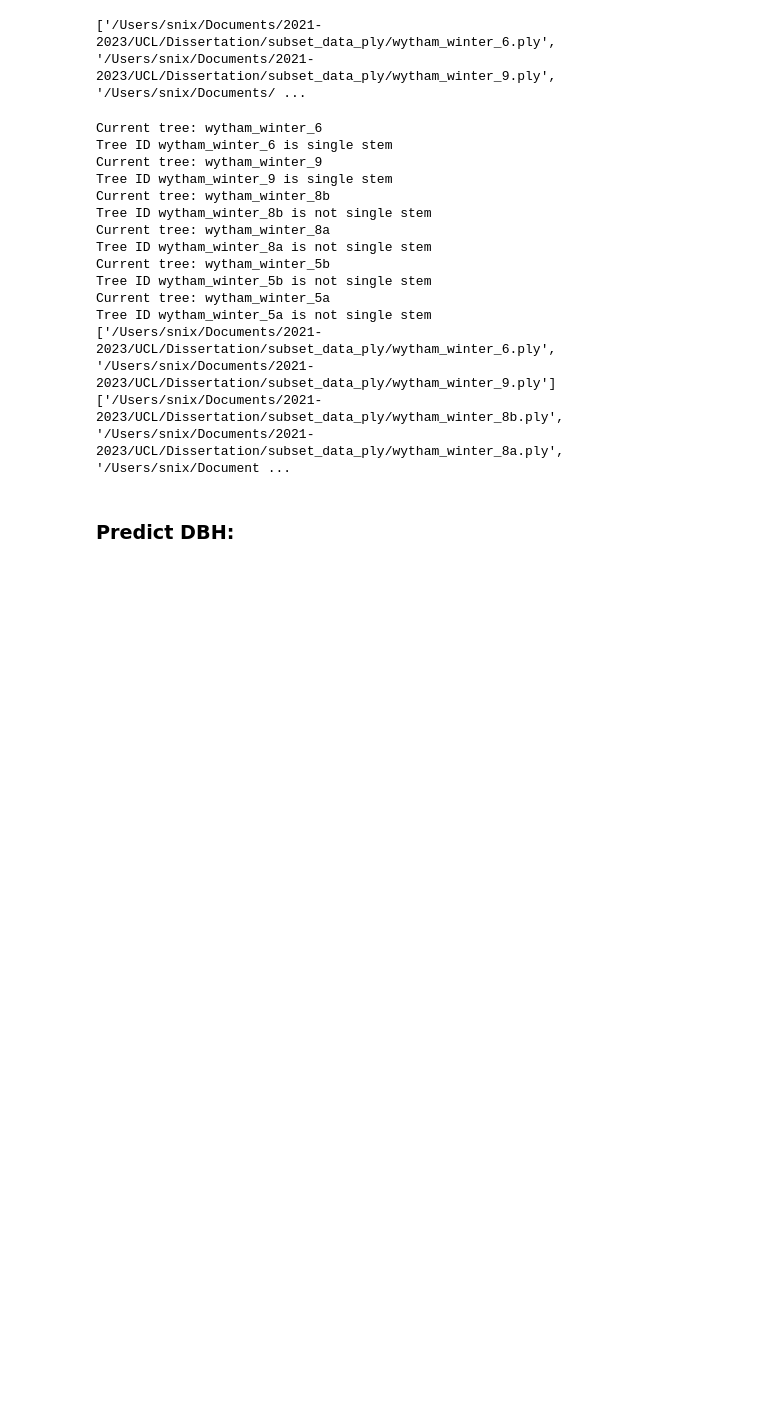
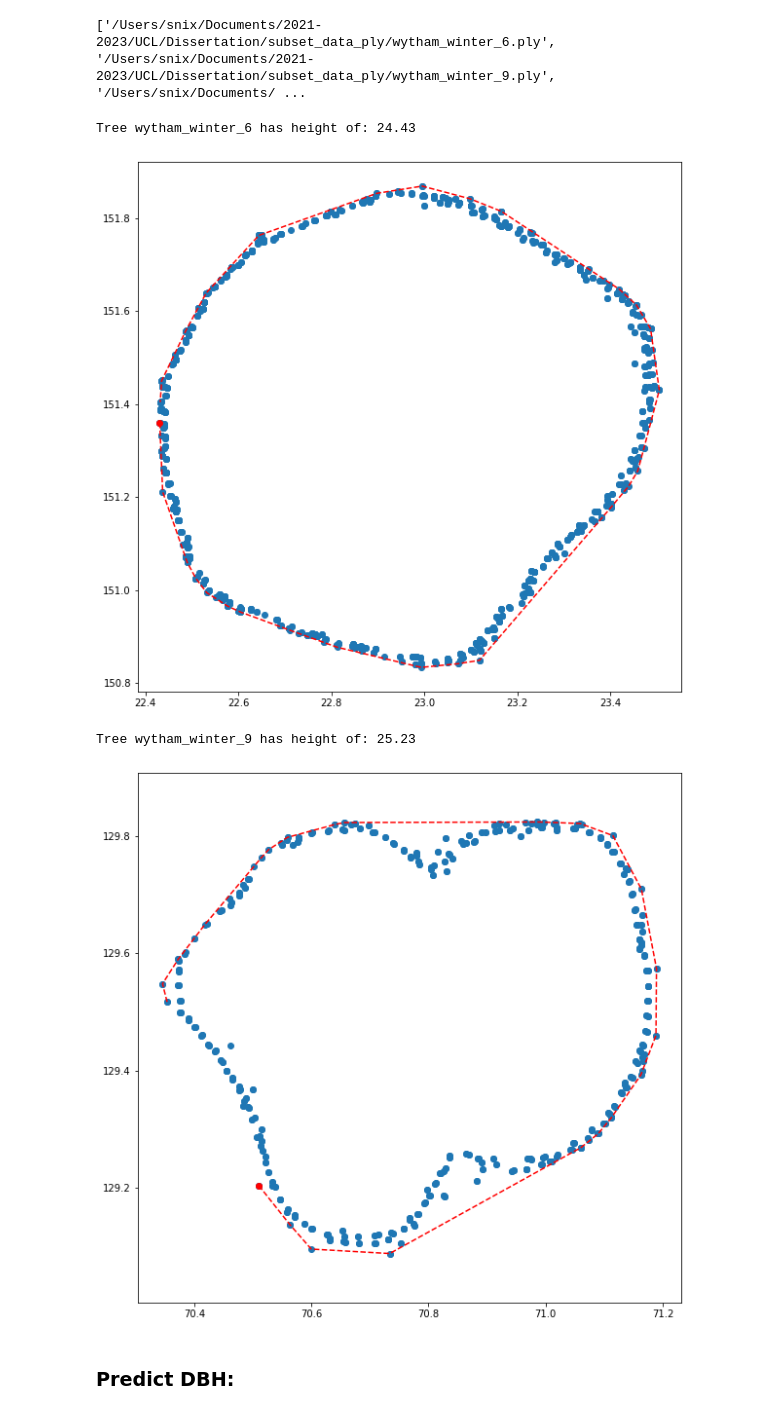
Before and after one commit to sabinenix/CloudDBH, a Jupyter notebook: CloudDBH.ipynb, the cells around one changed output. Drawn from its saved outputs; the diff is of its cells as text; code cells hidden in the pictures; blank space fills up the shorter version.

Commit message:
Calculate + plot convex hull

```diff
--- a/CloudDBH.ipynb
+++ b/CloudDBH.ipynb
@@ -416,7 +396,7 @@ multistemmed = []
 
 for tree in trees:
     treeID = tree.split("/")[-1].split(".")[0]
-    print(f"Current tree: {treeID}")
+    #print(f"Current tree: {treeID}")
 
     # if the treeID ends in a letter, it is not single stem
     if treeID[-1].isalpha():
@@ -427,23 +407,46 @@ for tree in trees:
         singlestemmed.append(tree)
 
 
-print(singlestemmed)
-print(multistemmed)
+#print(singlestemmed)
+#print(multistemmed)
-# %% [output]
-Current tree: wytham_winter_6
-Tree ID wytham_winter_6 is single stem
-Current tree: wytham_winter_9
-Tree ID wytham_winter_9 is single stem
-Current tree: wytham_winter_8b
-Tree ID wytham_winter_8b is not single stem
-Current tree: wytham_winter_8a
-Tree ID wytham_winter_8a is not single stem
-Current tree: wytham_winter_5b
-Tree ID wytham_winter_5b is not single stem
-Current tree: wytham_winter_5a
-Tree ID wytham_winter_5a is not single stem
-['/Users/snix/Documents/2021-2023/UCL/Dissertation/subset_data_ply/wytham_winter_6.ply', '/Users/snix/Documents/2021-2023/UCL/Dissertation/subset_data_ply/wytham_winter_9.ply']
-['/Users/snix/Documents/2021-2023/UCL/Dissertation/subset_data_ply/wytham_winter_8b.ply', '/Users/snix/Documents/2021-2023/UCL/Dissertation/subset_data_ply/wytham_winter_8a.ply', '/Users/snix/Document ...
+# %%
+# calculate convex hull
+from scipy.spatial import ConvexHull, convex_hull_plot_2d
+
+for tree in singlestemmed:
+    treeID = tree.split("/")[-1].split(".")[0]
+
+    #get DBH from full cloud to preserve max number of hits on stem slice
+    pts = load_pts(tree,False,False)
+
+    height = pts['z'].max() - pts['z'].min()
+
+    print(f'Tree {treeID} has height of: {height:.2f}')
+
+    # extract part of df with z values between 1.27 and 1.33 m (DBH limits) - Tansey et al. 2009, Calders et al. 2015
+    # assuming that lowest z point is the ground
+    pts_dbh = pts[(pts['z'] > pts['z'].min() + 1.27) & (pts['z'] < pts['z'].min() + 1.33)]
+
+    xy_dbh = pts_dbh[['x', 'y']]
+
+    xy_dbh_arr = np.asarray(xy_dbh)
+
+    dbh = ConvexHull(xy_dbh_arr)
+
+    plt.figure(figsize=(10,10))
+    plt.axis('equal')
+
+    #plt.scatter(xy_pts_dbh['x'], xy_pts_dbh['y'])
+
+    plt.scatter(xy_dbh['x'], xy_dbh['y'])
+    plt.plot(xy_dbh_arr[dbh.vertices,0], xy_dbh_arr[dbh.vertices,1], 'r--')
+    plt.plot(xy_dbh_arr[dbh.vertices[0],0], xy_dbh_arr[dbh.vertices[0],1], 'ro', lw=50)
+    plt.show()
+# %% [output]
+Tree wytham_winter_6 has height of: 24.43
+[figure, added]
+Tree wytham_winter_9 has height of: 25.23
+[figure, added]
 # %% [markdown]
 ### Predict DBH:
 # %%
```
Also changed, not shown: parts of 12 cells of this notebook.
